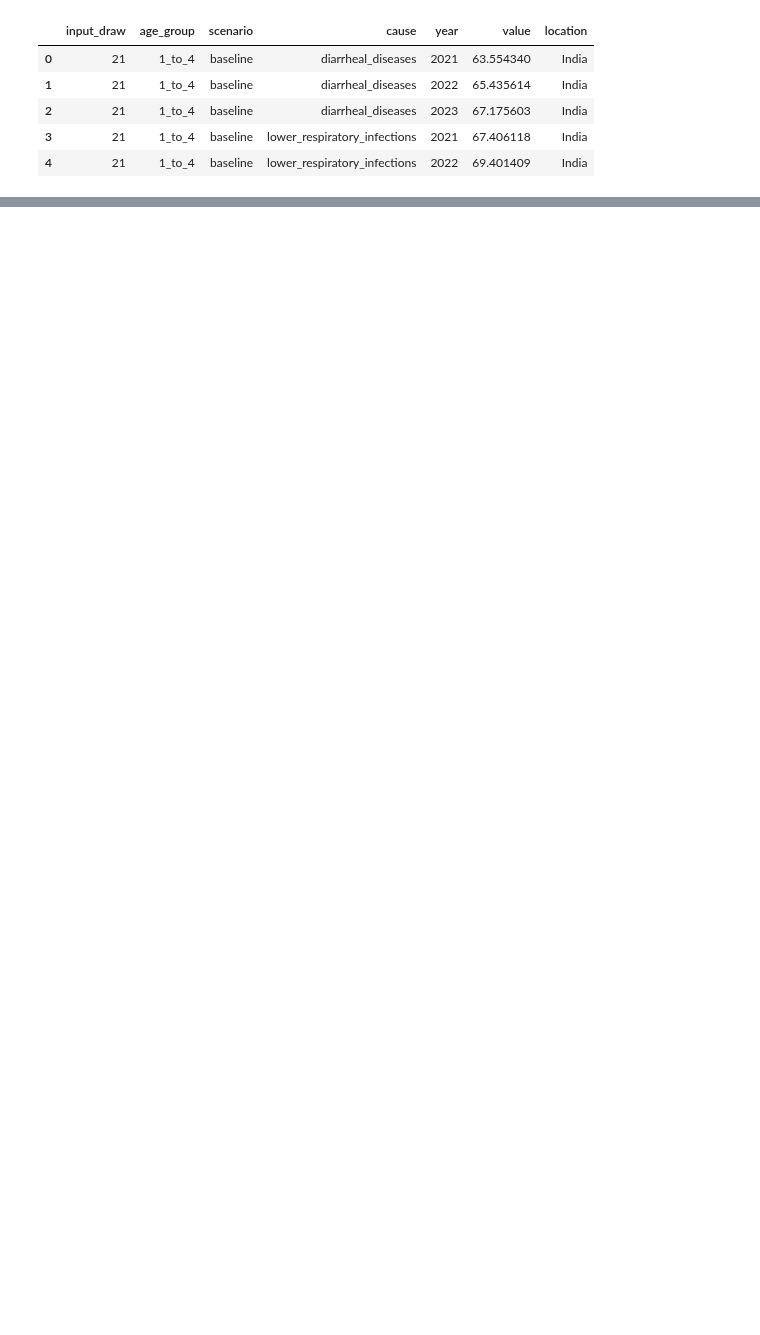
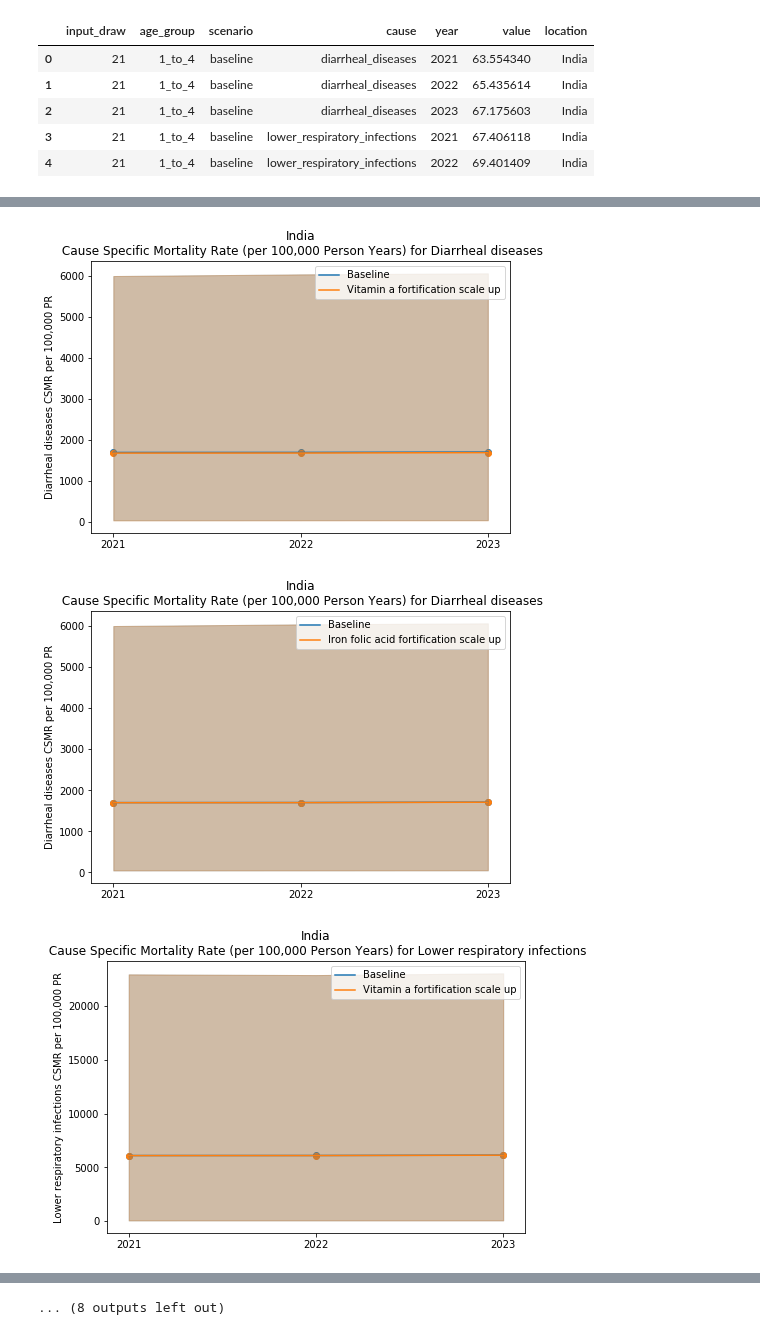
Before and after one commit to ihmeuw/vivarium_data_analysis, a Jupyter notebook: output_processing/lsff/model_7/final_run/csmr_plots.ipynb, the cells around one changed output, grey strips where cells are left out. Saved outputs shown, nothing was run; the diff lists cells and outputs as text; code cells hidden in the pictures; blank space fills up the shorter version.

```diff
--- a/output_processing/lsff/model_7/final_run/csmr_plots.ipynb
+++ b/output_processing/lsff/model_7/final_run/csmr_plots.ipynb
@@ -77,0 +78,11 @@ make_multiple_plots_by_year_and_cause(dataset, locs, causes, scenarios)
+# %%
+dataset = csmrs
+locs = locations
+causes = np.unique(csmrs['cause'])
+scenarios = ['vitamin_a_fortification_scale_up','iron_folic_acid_fortification_scale_up']
+
+make_multiple_plots_by_year_and_cause(dataset, locs, causes, scenarios)
+# %% [output]
+[figure, added]
+[figure, added]
+[figure, added]
@@ -77,0 +98 @@ make_multiple_plots_by_year_and_cause(dataset, locs, causes, scenarios)
+... (8 outputs left out)
```
Also changed, not shown: parts of 3 cells of this notebook, 10 other files.
